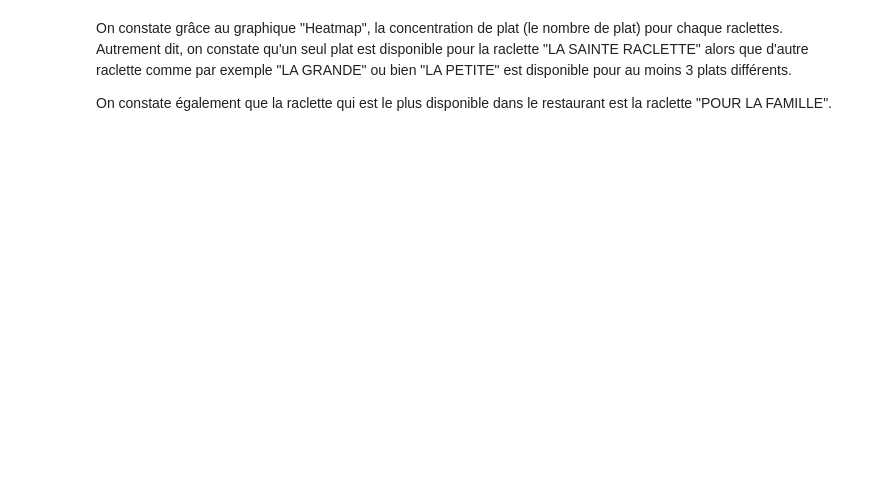
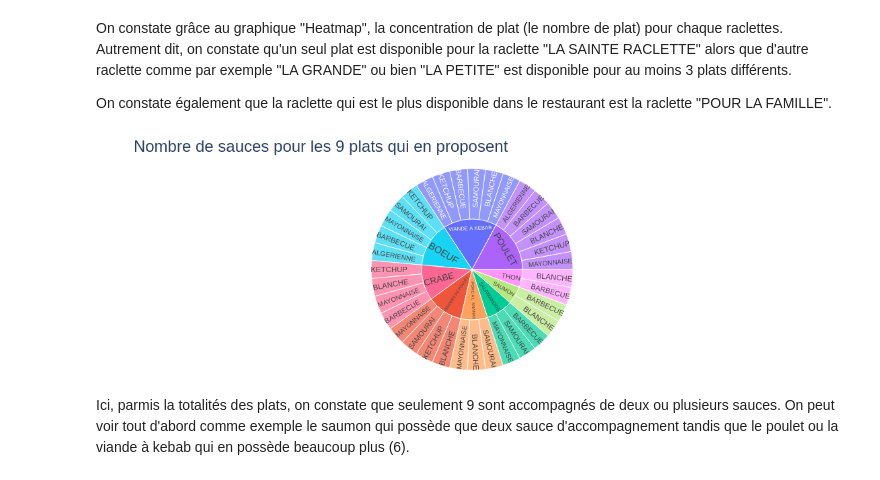
Before and after one commit to Alexandre-SBEGHEN/BUT-SAE2.04-Tenrac, a Jupyter notebook: python/SAE2.04.ipynb, the cells around one changed output. Drawn from its saved outputs; the diff is of its cells as text; code cells hidden in the pictures; blank space fills up the shorter version.

```diff
--- a/python/SAE2.04.ipynb
+++ b/python/SAE2.04.ipynb
@@ -100,3 +99,38 @@ On constate grâce au graphique "Heatmap", la concentration de plat (le nombre d
 Autrement dit, on constate qu'un seul plat est disponible pour la raclette "LA SAINTE RACLETTE" alors que d'autre raclette comme par exemple "LA GRANDE" ou bien "LA PETITE" est disponible pour au moins 3 plats différents.
 
 On constate également que la raclette qui est le plus disponible dans le restaurant est la raclette "POUR LA FAMILLE".
+# %%
+import matplotlib.pyplot as plt
+import numpy as np
+import plotly.graph_objects as go
+import plotly.express as px
+
+Plat = pa.read_csv("./Plat.csv")
+Sauce = pa.read_csv("./Sauce.csv")
+Lien = pa.read_csv("./Plat_Est_Accompagne_De.csv")
+
+# Double joiture pour pouvoir avoir le nom des plats et le nom des sauces
+resultat = pa.merge(Plat, Lien, on='plat_id')
+resultat = pa.merge(resultat, Sauce, on='sauce_id')
+
+fig = px.sunburst(
+    resultat,
+    path=['plat_nom', 'sauce_nom'], # Définie la hiérarchie dans le graphe -> ici, on affiche les plats comme "père" et les sauces qu'ils possèdent comme "fils"
+    color='plat_nom', # met une couleur pour chaque plat
+    title="Nombre de sauces pour les 9 plats qui en proposent"
+)
+
+# Personalisation du graphe
+fig.update_layout(
+    margin=dict(t=50, l=10, r=10, b=10), # Réduit les bords blancs autour du graphe
+    font=dict(size=32),                  # Grossit la police globale
+    title_font_size=24                   # Grossit le titre
+)
+
+
+fig.show()
+# %% [output]
+[figure, added]
+# %% [markdown]
+Ici, parmis la totalités des plats, on constate que seulement 9 sont accompagnés de deux ou plusieurs sauces.
+On peut voir tout d'abord comme exemple le saumon qui possède que deux sauce d'accompagnement tandis que le poulet ou la viande à kebab qui en possède beaucoup plus (6).
```
Also changed, not shown: parts of 1 cell of this notebook.
